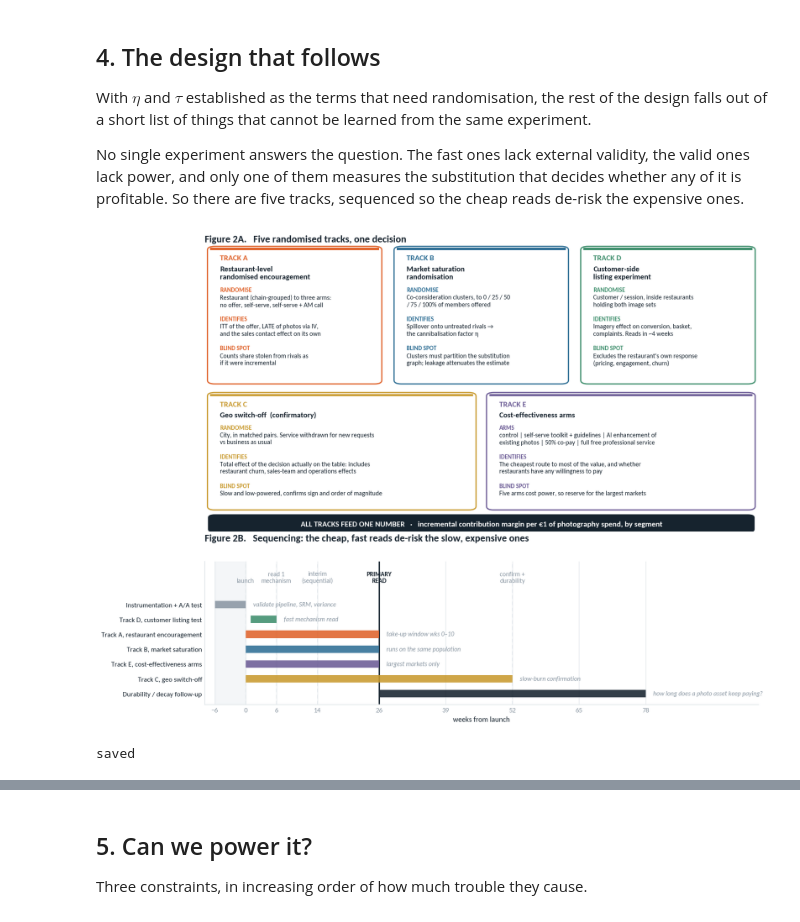
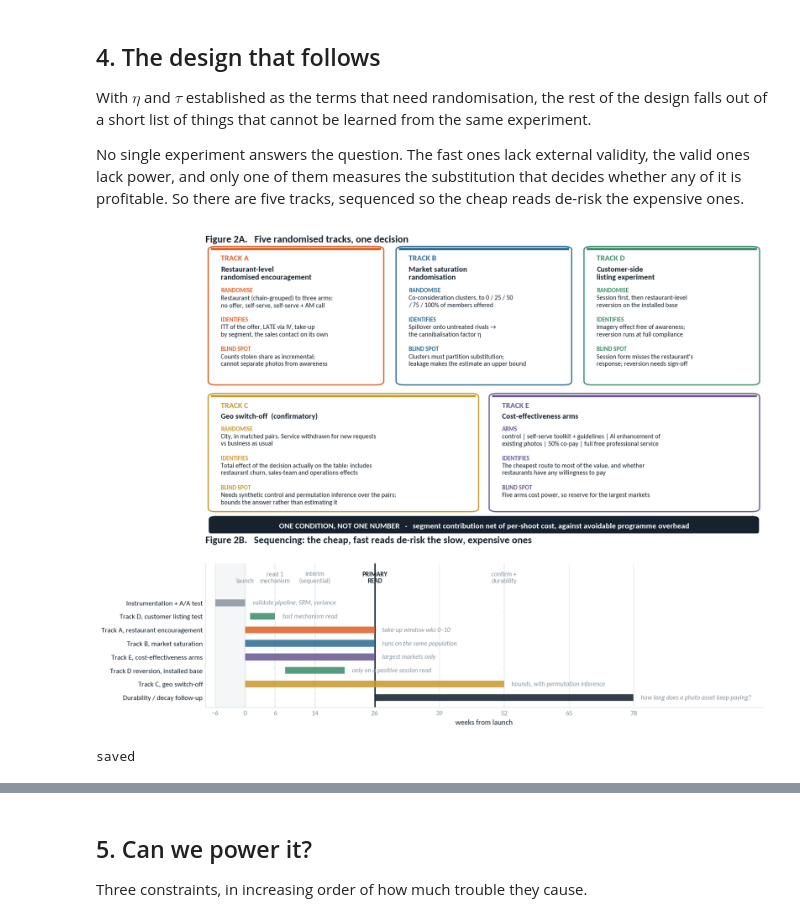
Before and after one commit to LunaPerezT/Cabify-DS-Challenge, a Jupyter notebook: Part 1 Experiment Design/Part_1_Experiment_Design.ipynb, the cells around one changed output, grey strips where cells are left out. Cells and saved outputs as stored; diff of their text form; code cells hidden in the pictures.

```diff
--- a/Part 1 Experiment Design/Part_1_Experiment_Design.ipynb
+++ b/Part 1 Experiment Design/Part_1_Experiment_Design.ipynb
@@ -503,26 +535,26 @@ def card(x, y, w, h, tag, title, rows, accent):
 W, H, Y = 30.5, 47, 52
 card(1, Y, W, H, "TRACK A", "Restaurant-level\nrandomised encouragement", [
     ("RANDOMISE", "Restaurant (chain-grouped) to three arms:\nno offer, self-serve, self-serve + AM call"),
-    ("IDENTIFIES", "ITT of the offer, LATE of photos via IV,\nand the sales contact effect on its own"),
-    ("BLIND SPOT", "Counts share stolen from rivals as\nif it were incremental"),
+    ("IDENTIFIES", "ITT of the offer, LATE via IV, take-up\nby segment, the sales contact on its own"),
+    ("BLIND SPOT", "Counts stolen share as incremental;\ncannot separate photos from awareness"),
 ], ORANGE)
 
 card(34.7, Y, W, H, "TRACK B", "Market saturation\nrandomisation", [
     ("RANDOMISE", "Co-consideration clusters, to 0 / 25 / 50\n/ 75 / 100% of members offered"),
     ("IDENTIFIES", "Spillover onto untreated rivals →\nthe cannibalisation factor η"),
-    ("BLIND SPOT", "Clusters must partition the substitution\ngraph; leakage attenuates the estimate"),
+    ("BLIND SPOT", "Clusters must partition substitution;\nleakage makes the estimate an upper bound"),
 ], BLUE)
 
 card(68.4, Y, W, H, "TRACK D", "Customer-side\nlisting experiment", [
-    ("RANDOMISE", "Customer / session, inside restaurants\nholding both image sets"),
-    ("IDENTIFIES", "Imagery effect on conversion, basket,\ncomplaints. Reads in ~4 weeks"),
-    ("BLIND SPOT", "Excludes the restaurant's own response\n(pricing, engagement, churn)"),
+    ("RANDOMISE", "Session first, then restaurant-level\nreversion on the installed base"),
+    ("IDENTIFIES", "Imagery effect free of awareness;\nreversion runs at full compliance"),
+    ("BLIND SPOT", "Session form misses the restaurant's\nresponse; reversion needs sign-off"),
 ], GREEN)
 
 card(1, 8, 47.5, 40, "TRACK C", "Geo switch-off  (confirmatory)", [
     ("RANDOMISE", "City, in matched pairs. Service withdrawn for new requests\nvs business as usual"),
     ("IDENTIFIES", "Total effect of the decision actually on the table: includes\nrestaurant churn, sales-team and operations effects"),
-    ("BLIND SPOT", "Slow and low-powered, confirms sign and order of magnitude"),
+    ("BLIND SPOT", "Needs synthetic control and permutation inference over the pairs;\nbounds the answer rather than estimating it"),
 ], GOLD)
 
 card(51.4, 8, 47.5, 40, "TRACK E", "Cost-effectiveness arms", [
@@ -533,8 +565,8 @@ card(51.4, 8, 47.5, 40, "TRACK E", "Cost-effectiveness arms", [
 
 ax.add_patch(FancyBboxPatch((1, 0), 97.9, 5.6, boxstyle="round,pad=0.4,rounding_size=1.2",
                             fc=INK, ec="none", zorder=3))
-ax.text(50, 2.6, "ALL TRACKS FEED ONE NUMBER   ·   incremental contribution margin per €1 of "
-                 "photography spend, by segment",
+ax.text(50, 2.6, "ONE CONDITION, NOT ONE NUMBER   ·   segment contribution net of per-shoot cost, "
+                 "against avoidable programme overhead",
         ha="center", va="center", fontsize=10.6, color="white", weight="bold", zorder=4)
 ax.set_title("Figure 2A.   Five randomised tracks, one decision", fontsize=13.5, pad=4)
 
@@ -545,37 +577,38 @@ tracks = [
     ("Track D, customer listing test",     1,  6, GREEN,  "fast mechanism read"),
     ("Track A, restaurant encouragement",  0, 26, ORANGE, "take-up window wks 0–10"),
     ("Track B, market saturation",         0, 26, BLUE,   "runs on the same population"),
     ("Track E, cost-effectiveness arms",   0, 26, PURPLE, "largest markets only"),
-    ("Track C, geo switch-off",            0, 52, GOLD,   "slow-burn confirmation"),
+    ("Track D reversion, installed base",   8, 20, GREEN,  "only on a positive session read"),
+    ("Track C, geo switch-off",            0, 52, GOLD,   "bounds, with permutation inference"),
     ("Durability / decay follow-up",       26, 78, INK,    "how long does a photo asset keep paying?"),
 ]
 for i, (name, s, e, c, note) in enumerate(tracks):
     y = len(tracks) - i - 1
     ax2.barh(y, e - s, left=s, height=0.5, color=c, alpha=0.88, edgecolor="none", zorder=3)
     ax2.text(e + 1.5, y, note, va="center", fontsize=8.7, color=MUTED, style="italic")
 
 for wk, lab in [(0, "launch"), (6, "read 1\nmechanism"), (14, "interim\n(sequential)"),
                 (26, "PRIMARY\nREAD"), (52, "confirm +\ndurability")]:
     prim = wk == 26
     ax2.axvline(wk, color=INK if prim else GRID, lw=1.8 if prim else 1.2,
                 ls="-" if prim else (0, (4, 3)), zorder=1)
-    ax2.text(wk, 7.4, lab, ha="center", va="bottom", fontsize=8.7,
+    ax2.text(wk, 8.4, lab, ha="center", va="bottom", fontsize=8.7,
              color=INK if prim else MUTED, weight="bold" if prim else "normal", linespacing=1.2)
 ax2.axvspan(-6, 0, color=LIGHT, zorder=0)
 ax2.set_yticks(range(len(tracks))[::-1], [t[0] for t in tracks], fontsize=9.4)
 ax2.tick_params(axis="y", labelcolor=INK)
-ax2.set_xlim(-8, 100); ax2.set_ylim(-0.75, 8.9)
+ax2.set_xlim(-8, 104); ax2.set_ylim(-0.75, 9.9)
 ax2.set_xticks([-6, 0, 6, 14, 26, 39, 52, 65, 78])
 ax2.set_xlabel("weeks from launch")
 ax2.grid(axis="y", visible=False)
 ax2.set_title("Figure 2B.   Sequencing: the cheap, fast reads de-risk the slow, expensive ones",
               fontsize=13.5, pad=28)
 
 fig.savefig(FIG_DIR / "02_experiment_architecture.png", bbox_inches="tight")
 plt.show()
 print("saved")
 # %% [output]
-[figure, old version]
+[figure, new version]
 saved
 # %% [markdown]
 ### Track A, restaurant-level randomised encouragement
```
Also changed, not shown: parts of 7 cells of this notebook, 2 other files.
